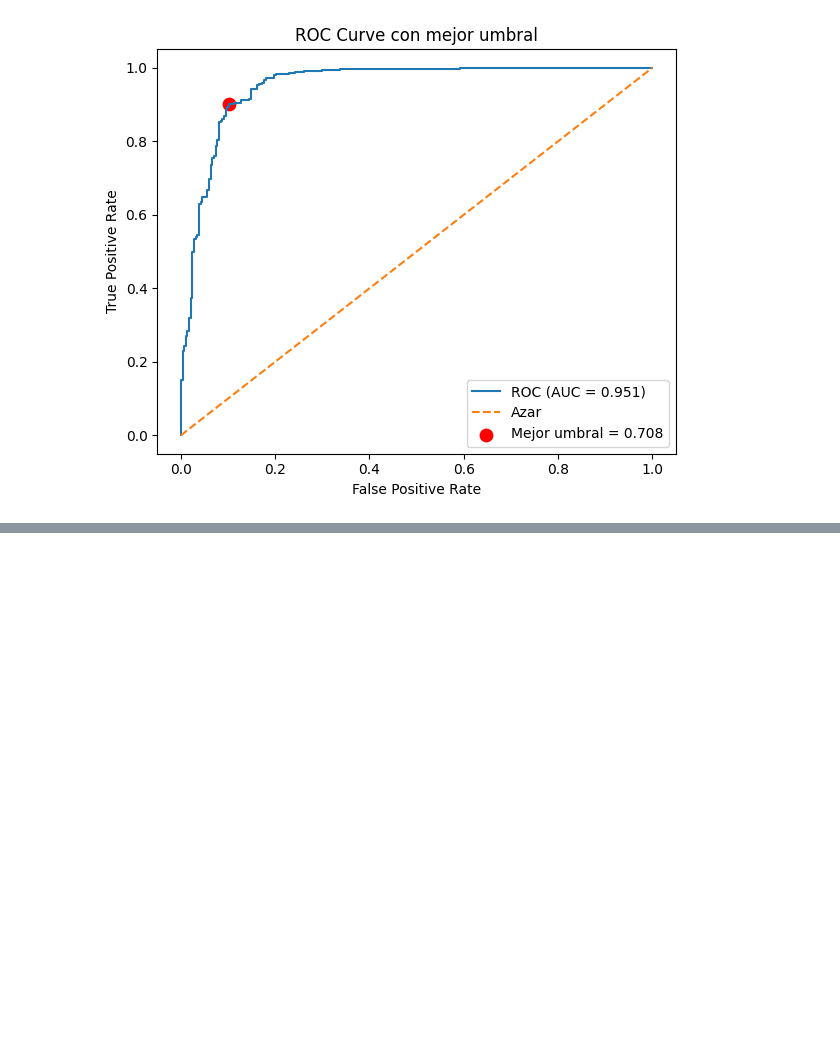
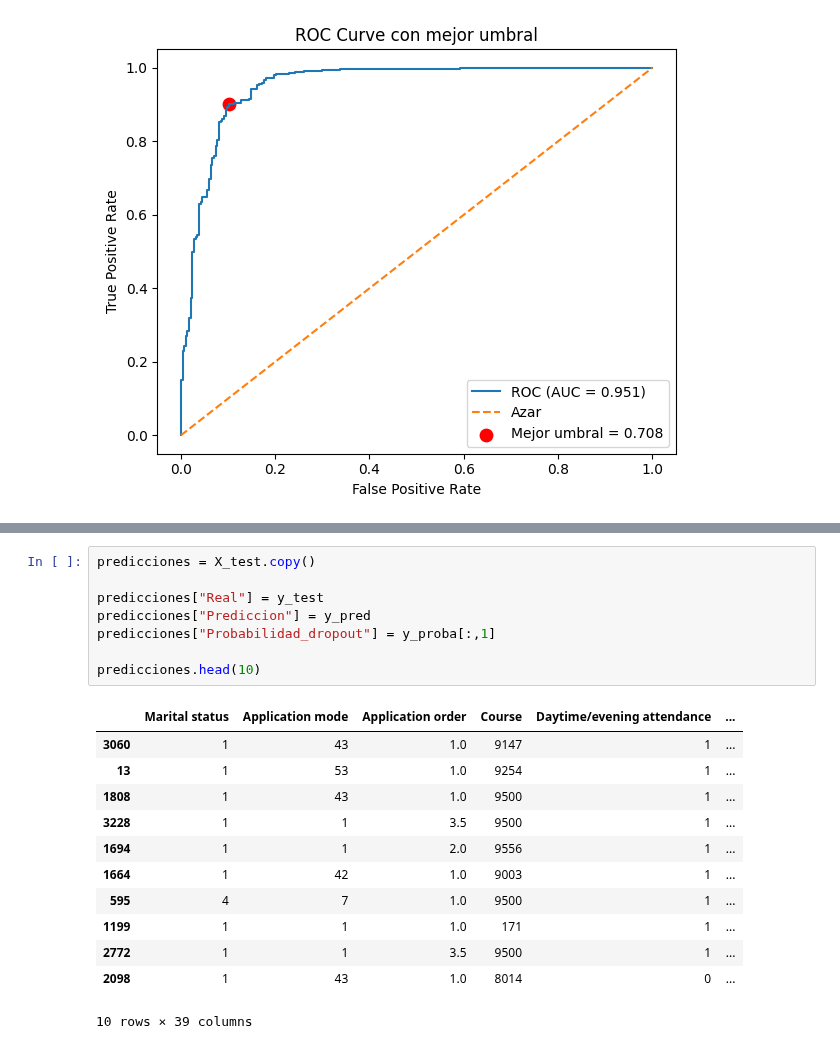
Before and after one commit to LeMarsito02/parcial1analitica, a Jupyter notebook: 01_Parcial_Desercion_(SantiagoPena_SofiaDaza).ipynb, the cells around one changed output, grey strips where cells are left out. Cells and saved outputs as stored; diff of their text form; blank space fills up the shorter version.

```diff
--- a/01_Parcial_Desercion_(SantiagoPena_SofiaDaza).ipynb
+++ b/01_Parcial_Desercion_(SantiagoPena_SofiaDaza).ipynb
@@ -1023,0 +1108,21 @@ AUC: 0.951
+# %%
+predicciones = X_test.copy()
+
+predicciones["Real"] = y_test
+predicciones["Prediccion"] = y_pred
+predicciones["Probabilidad_dropout"] = y_proba[:,1]
+
+predicciones.head(10)
+# %% [output]
+|  | Marital status | Application mode | Application order | Course | Daytime/evening attendance | ... |
+| 3060 | 1 | 43 | 1.0 | 9147 | 1 | ... |
+| 13 | 1 | 53 | 1.0 | 9254 | 1 | ... |
+| 1808 | 1 | 43 | 1.0 | 9500 | 1 | ... |
+| 3228 | 1 | 1 | 3.5 | 9500 | 1 | ... |
+| 1694 | 1 | 1 | 2.0 | 9556 | 1 | ... |
+| 1664 | 1 | 42 | 1.0 | 9003 | 1 | ... |
+| 595 | 4 | 7 | 1.0 | 9500 | 1 | ... |
+| 1199 | 1 | 1 | 1.0 | 171 | 1 | ... |
+| 2772 | 1 | 1 | 3.5 | 9500 | 1 | ... |
+| 2098 | 1 | 43 | 1.0 | 8014 | 0 | ... |
+10 rows × 39 columns
```
Also changed, not shown: parts of 11 cells of this notebook.
